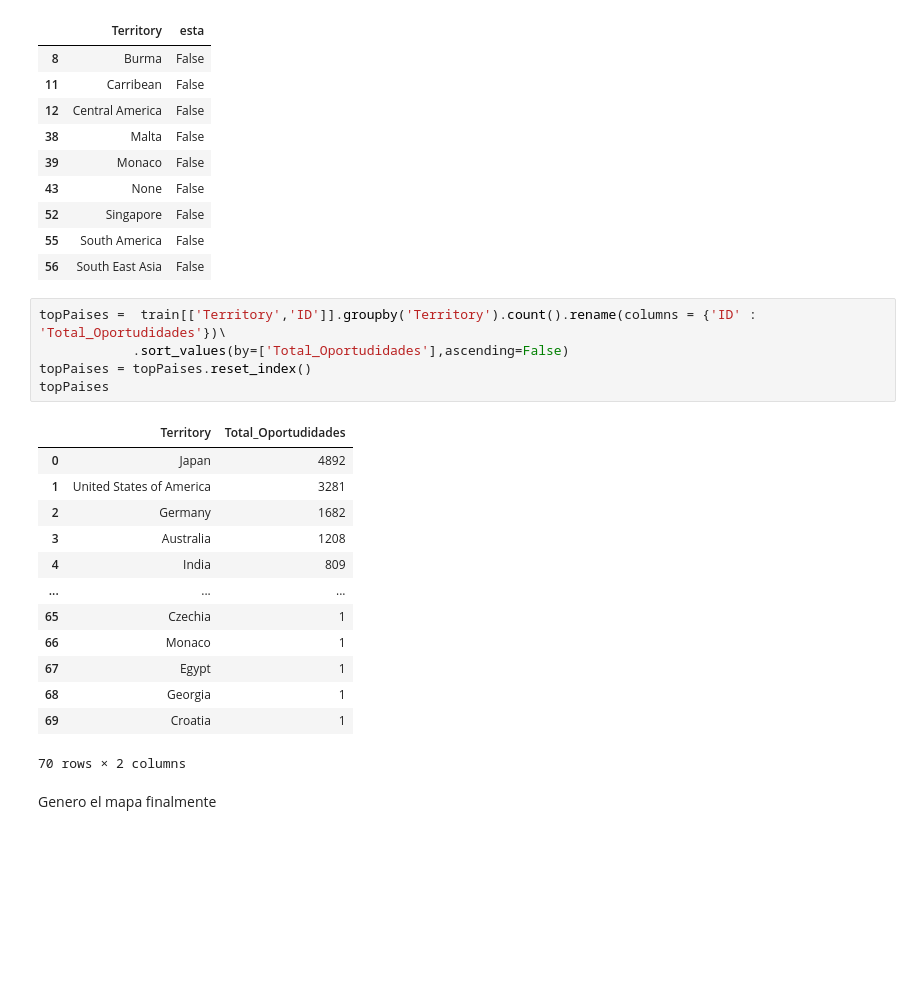
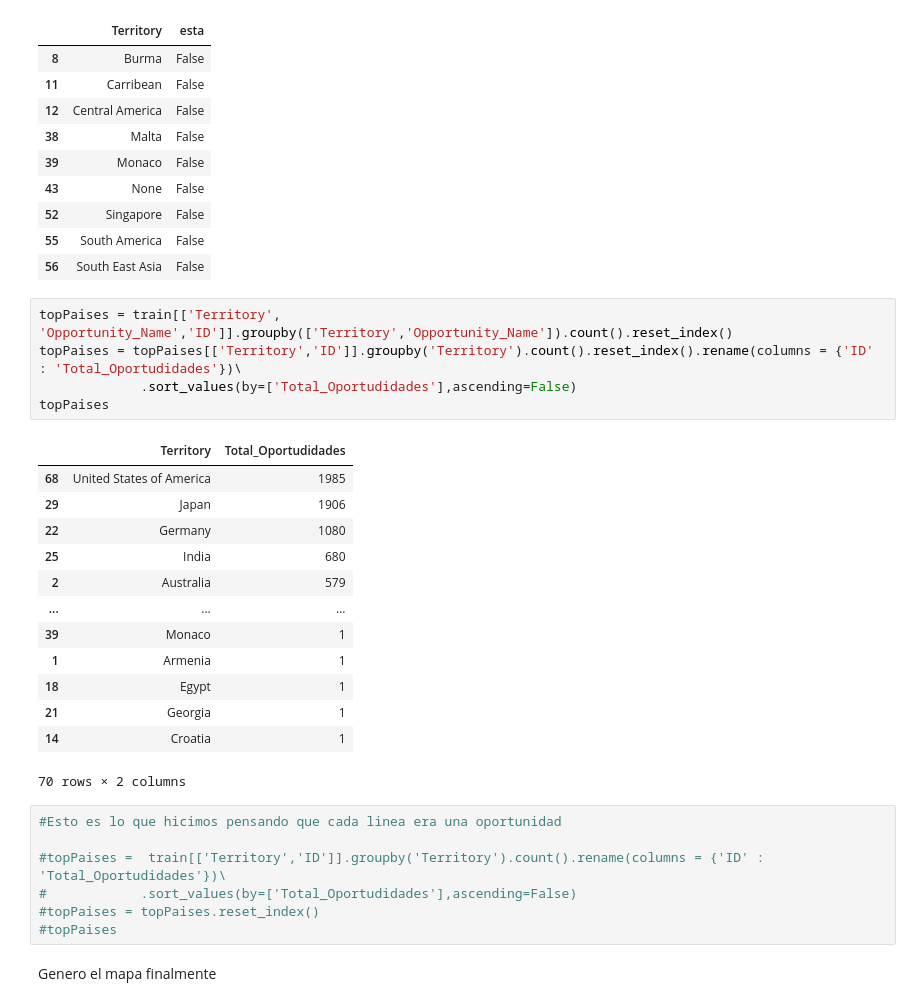
Before and after one commit to Fiuba-Big-Data-Analytics/Fiuba-Big-Data-Analytics-TPs, a Jupyter notebook: Tp1/ByLean/Algunos graficos.ipynb, the cells around one changed output. Cells and saved outputs as stored; diff of their text form; blank space fills up the shorter version.

```diff
--- a/Tp1/ByLean/Algunos graficos.ipynb
+++ b/Tp1/ByLean/Algunos graficos.ipynb
@@ -122,25 +123,32 @@ Territorios[Territorios.esta == False]
 | 52 | Singapore | False |
 | 55 | South America | False |
 | 56 | South East Asia | False |
+# %%
+topPaises = train[['Territory', 'Opportunity_Name','ID']].groupby(['Territory','Opportunity_Name']).count().reset_index()
+topPaises = topPaises[['Territory','ID']].groupby('Territory').count().reset_index().rename(columns = {'ID' : 'Total_Oportudidades'})\
+             .sort_values(by=['Total_Oportudidades'],ascending=False)
+topPaises
+# %% [output]
+|  | Territory | Total_Oportudidades |
+| 68 | United States of America | 1985 |
+| 29 | Japan | 1906 |
+| 22 | Germany | 1080 |
+| 25 | India | 680 |
+| 2 | Australia | 579 |
+| ... | ... | ... |
+| 39 | Monaco | 1 |
+| 1 | Armenia | 1 |
+| 18 | Egypt | 1 |
+| 21 | Georgia | 1 |
+| 14 | Croatia | 1 |
+70 rows × 2 columns
 # %%
-topPaises =  train[['Territory','ID']].groupby('Territory').count().rename(columns = {'ID' : 'Total_Oportudidades'})\
-            .sort_values(by=['Total_Oportudidades'],ascending=False)
-topPaises = topPaises.reset_index()
-topPaises
+#Esto es lo que hicimos pensando que cada linea era una oportunidad
+
+#topPaises =  train[['Territory','ID']].groupby('Territory').count().rename(columns = {'ID' : 'Total_Oportudidades'})\
+#            .sort_values(by=['Total_Oportudidades'],ascending=False)
+#topPaises = topPaises.reset_index()
+#topPaises
-# %% [output]
-|  | Territory | Total_Oportudidades |
-| 0 | Japan | 4892 |
-| 1 | United States of America | 3281 |
-| 2 | Germany | 1682 |
-| 3 | Australia | 1208 |
-| 4 | India | 809 |
-| ... | ... | ... |
-| 65 | Czechia | 1 |
-| 66 | Monaco | 1 |
-| 67 | Egypt | 1 |
-| 68 | Georgia | 1 |
-| 69 | Croatia | 1 |
-70 rows × 2 columns
 # %% [markdown]
 Genero el mapa finalmente
 # %%
```
Also changed, not shown: parts of 5 cells of this notebook.
